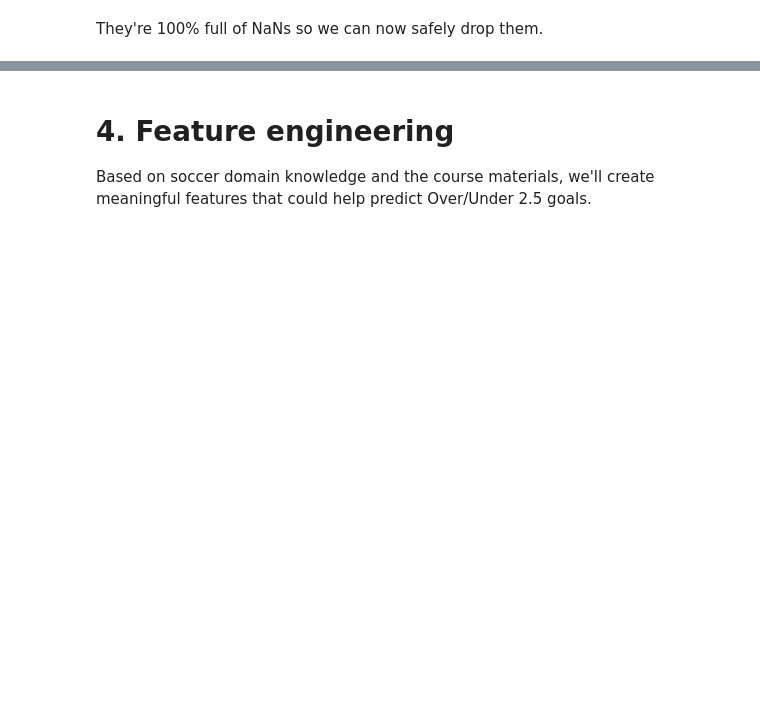
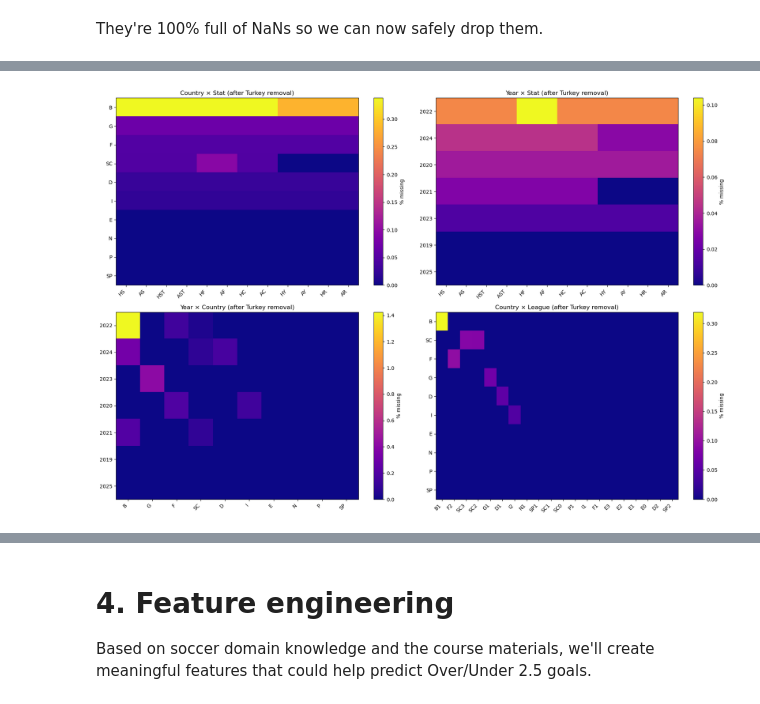
Before and after one commit to OndrejZ24/soccer-leagues-predictions, a Jupyter notebook: preprocessing.ipynb, the cells around one changed output, grey strips where cells are left out. Cells and saved outputs as stored; diff of their text form; code cells hidden in the pictures; blank space fills up the shorter version.

```diff
--- a/preprocessing.ipynb
+++ b/preprocessing.ipynb
@@ -726,0 +743,81 @@ all_matches = all_matches.drop(columns=unnamed_cols)
+# %%
+# Dropping Turkey matches in 2023 and division T1, and recheck with heatmap
+original_rows = len(raw)
+
+# Remove Turkey data for 2023 and division T1
+raw = raw[~((raw['country_code'] == 'T') & (raw['year'] == 2023))]  # Remove Turkey in 2023
+raw = raw[~((raw['country_code'] == 'T') & (raw['Div'] == 'T1'))]  # Remove Turkey's top division (T1)
+
+print(f"Removed {original_rows - len(raw)} rows (Turkey in 2023 and T1 matches) ({(original_rows - len(raw))/original_rows*100:.1f}%)")
+print(f"Remaining: {len(raw)} rows\n")
+print(f"Overall missing: {raw[flag_cols].mean().mean() * 100:.4f}%\n")
+
+# Generate heatmaps to check missingness after removal
+fig, axes = plt.subplots(2, 2, figsize=(18, 12))
+axes = axes.flatten()
+cmap = 'plasma'
+
+# Country × Stat
+M1 = raw.groupby('country_code')[flag_cols].mean().mul(100)
+order = M1.mean(axis=1).sort_values(ascending=False).index
+M1 = M1.loc[order]
+M1.columns = [c.replace('isna_', '') for c in M1.columns]
+
+im1 = axes[0].imshow(M1.values, aspect='auto', cmap=cmap)
+axes[0].set_xticks(np.arange(M1.shape[1]))
+axes[0].set_xticklabels(M1.columns, rotation=45, ha='right')
+axes[0].set_yticks(np.arange(M1.shape[0]))
+axes[0].set_yticklabels(M1.index)
+axes[0].set_title('Country × Stat (after Turkey removal)')
+fig.colorbar(im1, ax=axes[0], label='% missing')
+
+# Year × Stat
+M2 = raw.groupby('year')[flag_cols].mean().mul(100)
+order = M2.mean(axis=1).sort_values(ascending=False).index
+M2 = M2.loc[order]
+M2.columns = [c.replace('isna_', '') for c in M2.columns]
+
+im2 = axes[1].imshow(M2.values, aspect='auto', cmap=cmap)
+axes[1].set_xticks(np.arange(M2.shape[1]))
+axes[1].set_xticklabels(M2.columns, rotation=45, ha='right')
+axes[1].set_yticks(np.arange(M2.shape[0]))
+axes[1].set_yticklabels(M2.index.astype(int))
+axes[1].set_title('Year × Stat (after Turkey removal)')
+fig.colorbar(im2, ax=axes[1], label='% missing')
+
+# Year × Country
+G = raw.groupby(['year', 'country_code'])[flag_cols].mean().mul(100)
+G['avg_missing'] = G.mean(axis=1)
+year_order = G['avg_missing'].groupby(level=0).mean().sort_values(ascending=False).index
+country_order = G['avg_missing'].groupby(level=1).mean().sort_values(ascending=False).index
+P3 = (G['avg_missing'].unstack('country_code')
+      .reindex(index=year_order, columns=country_order)
+      .fillna(0))
+
+im3 = axes[2].imshow(P3.values, aspect='auto', cmap=cmap)
+axes[2].set_xticks(np.arange(P3.shape[1]))
+axes[2].set_xticklabels(P3.columns, rotation=45, ha='right')
+axes[2].set_yticks(np.arange(P3.shape[0]))
+axes[2].set_yticklabels(P3.index.astype(int))
+axes[2].set_title('Year × Country (after Turkey removal)')
+fig.colorbar(im3, ax=axes[2], label='% missing')
+
+# Country × League
+G = raw.groupby(['country_code', 'Div'])[flag_cols].mean().mul(100)
+G['avg_missing'] = G.mean(axis=1)
+P4 = (G['avg_missing'].unstack('Div').fillna(0))
+country_order = P4.mean(axis=1).sort_values(ascending=False).index
+league_order = P4.mean(axis=0).sort_values(ascending=False).index
+P4 = P4.loc[country_order, league_order]
+
+im4 = axes[3].imshow(P4.values, aspect='auto', cmap=cmap)
+axes[3].set_xticks(np.arange(P4.shape[1]))
+axes[3].set_xticklabels(P4.columns, rotation=45, ha='right')
+axes[3].set_yticks(np.arange(P4.shape[0]))
+axes[3].set_yticklabels(P4.index)
+axes[3].set_title('Country × League (after Turkey removal)')
+fig.colorbar(im4, ax=axes[3], label='% missing')
+
+plt.tight_layout()
+plt.show()
+# %% [output]
@@ -726,0 +828 @@ all_matches = all_matches.drop(columns=unnamed_cols)
+[figure, added]
```
Also changed, not shown: parts of 45 cells of this notebook.
